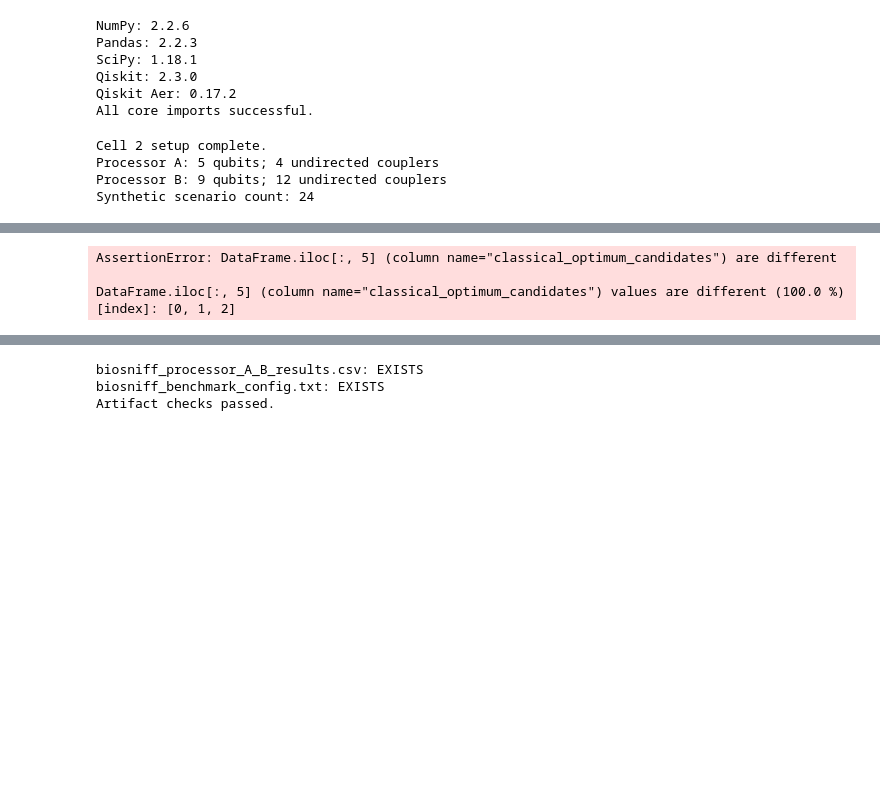
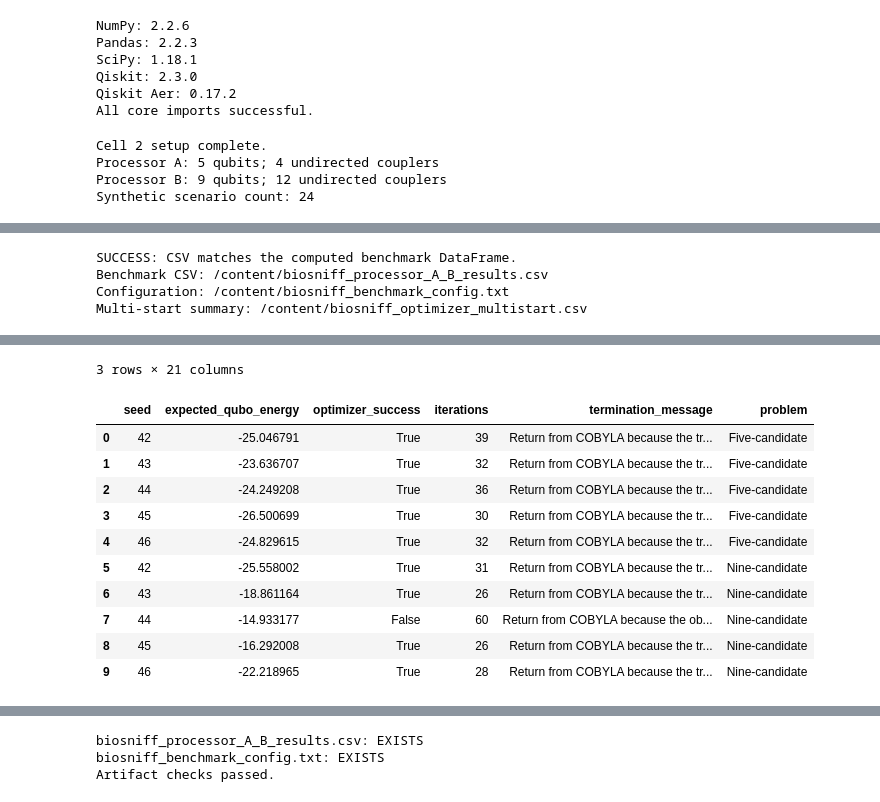
Before and after one commit to aimanarshiya/Bio-Sniff-Quantum-Optimization, a Jupyter notebook: notebooks/BioSniff_QAOA_Synthetic_Benchmark.ipynb, the cells around one changed output, grey strips where cells are left out. Saved outputs shown, nothing was run; the diff lists cells and outputs as text; code cells hidden in the pictures; blank space fills up the shorter version.

```diff
--- a/notebooks/BioSniff_QAOA_Synthetic_Benchmark.ipynb
+++ b/notebooks/BioSniff_QAOA_Synthetic_Benchmark.ipynb
@@ -792,25 +885,35 @@ Benchmark computation and plots complete.
 # %%
+
 from pathlib import Path
+import ast
 import pandas as pd
 from google.colab import files
 
-# Export the DataFrame generated by the actual benchmark cell.
+# 1. Validate that benchmark results exist
 assert "results" in globals(), (
-    "Benchmark results are missing. Run the benchmark cell above first."
+    "Benchmark results are missing. Run the benchmark cell first."
 )
 assert isinstance(results, pd.DataFrame) and not results.empty, (
-    "`results` must be a non-empty DataFrame from the current benchmark run."
+    "`results` must be a non-empty DataFrame from the current run."
+)
+assert "multistart_summary" in globals(), (
+    "Multi-start results are missing. Run the multi-start benchmark first."
+)
+assert isinstance(multistart_summary, pd.DataFrame) and not multistart_summary.empty, (
+    "`multistart_summary` must be a non-empty DataFrame."
 )
 
+# 2. Define output files
 output_dir = Path("/content")
 csv_path = output_dir / "biosniff_processor_A_B_results.csv"
 config_path = output_dir / "biosniff_benchmark_config.txt"
 multistart_path = output_dir / "biosniff_optimizer_multistart.csv"
 
+# 3. Export computed results
 results.to_csv(csv_path, index=False)
 multistart_summary.to_csv(multistart_path, index=False)
 
-# Generate configuration metadata from the current run's settings and results.
+# 4. Generate configuration from the current run
 config_text = f"""Bio-Sniff QAOA Synthetic Architecture Benchmark
 ================================================
 
@@ -852,19 +955,34 @@ Processor B edges:
 Results generated in this run:
 {results[["processor", "classical_optimum_reward", "noisy_valid_frequency", "noisy_optimal_probability", "noisy_best_candidates"]].to_string(index=False)}
 
+Multi-start initialization summary:
+{multistart_summary.to_string(index=False)}
+
 Limitations:
 Synthetic placement inputs; no real-field validation or quantum advantage claimed.
 """
+
 config_path.write_text(config_text, encoding="utf-8")
 
-# Verify that the exported CSV matches the computed DataFrame.
+# 5. Read back the benchmark CSV
 saved_results = pd.read_csv(csv_path)
+
 assert list(saved_results.columns) == list(results.columns), (
     "Saved CSV columns do not match computed results."
 )
 assert len(saved_results) == len(results), (
     "Saved CSV row count does not match computed results."
 )
+
+# CSV stores Python lists as strings; convert them back before comparing.
+for col in results.columns:
+    if len(results) > 0 and isinstance(results[col].iloc[0], list):
+        saved_results[col] = saved_results[col].apply(
+            lambda value: ast.literal_eval(value)
+            if isinstance(value, str) else value
+        )
+
+# 6. Compare saved and computed results
 pd.testing.assert_frame_equal(
     results.reset_index(drop=True),
     saved_results.reset_index(drop=True),
@@ -874,19 +992,26 @@ pd.testing.assert_frame_equal(
     atol=1e-10
 )
 
-assert config_path.exists() and config_path.stat().st_size > 0
-assert multistart_path.exists() and multistart_path.stat().st_size > 0
-print("Verified: CSV matches the computed benchmark DataFrame.")
-print("CSV saved:", csv_path)
-print("Configuration saved:", config_path)
-print("Multi-start summary saved:", multistart_path)
+# 7. Verify all artifacts exist and are non-empty
+for path in (csv_path, config_path, multistart_path):
+    assert path.exists() and path.stat().st_size > 0, (
+        f"Output file is missing or empty: {path.name}"
+    )
+
+print("SUCCESS: CSV matches the computed benchmark DataFrame.")
+print("Benchmark CSV:", csv_path)
+print("Configuration:", config_path)
+print("Multi-start summary:", multistart_path)
+
 display(saved_results)
+display(multistart_summary)
 
+# 8. Download all three artifacts
 files.download(str(csv_path))
 files.download(str(config_path))
 files.download(str(multistart_path))
 # %% [output]
-AssertionError: DataFrame.iloc[:, 5] (column name="classical_optimum_candidates") are different
-
-DataFrame.iloc[:, 5] (column name="classical_optimum_candidates") values are different (100.0 %)
-[index]: [0, 1, 2]
+SUCCESS: CSV matches the computed benchmark DataFrame.
+Benchmark CSV: /content/biosniff_processor_A_B_results.csv
+Configuration: /content/biosniff_benchmark_config.txt
+Multi-start summary: /content/biosniff_optimizer_multistart.csv
@@ -892,0 +1022,12 @@ DataFrame.iloc[:, 5] (column name="classical_optimum_candidates") values are dif
+3 rows × 21 columns
+|  | seed | expected_qubo_energy | optimizer_success | iterations | termination_message | problem |
+| 0 | 42 | -25.046791 | True | 39 | Return from COBYLA because the tr... | Five-candidate |
+| 1 | 43 | -23.636707 | True | 32 | Return from COBYLA because the tr... | Five-candidate |
+| 2 | 44 | -24.249208 | True | 36 | Return from COBYLA because the tr... | Five-candidate |
+| 3 | 45 | -26.500699 | True | 30 | Return from COBYLA because the tr... | Five-candidate |
+| 4 | 46 | -24.829615 | True | 32 | Return from COBYLA because the tr... | Five-candidate |
+| 5 | 42 | -25.558002 | True | 31 | Return from COBYLA because the tr... | Nine-candidate |
+| 6 | 43 | -18.861164 | True | 26 | Return from COBYLA because the tr... | Nine-candidate |
+| 7 | 44 | -14.933177 | False | 60 | Return from COBYLA because the ob... | Nine-candidate |
+| 8 | 45 | -16.292008 | True | 26 | Return from COBYLA because the tr... | Nine-candidate |
+| 9 | 46 | -22.218965 | True | 28 | Return from COBYLA because the tr... | Nine-candidate |
```
Also changed, not shown: parts of 4 cells of this notebook, 6 other files.
